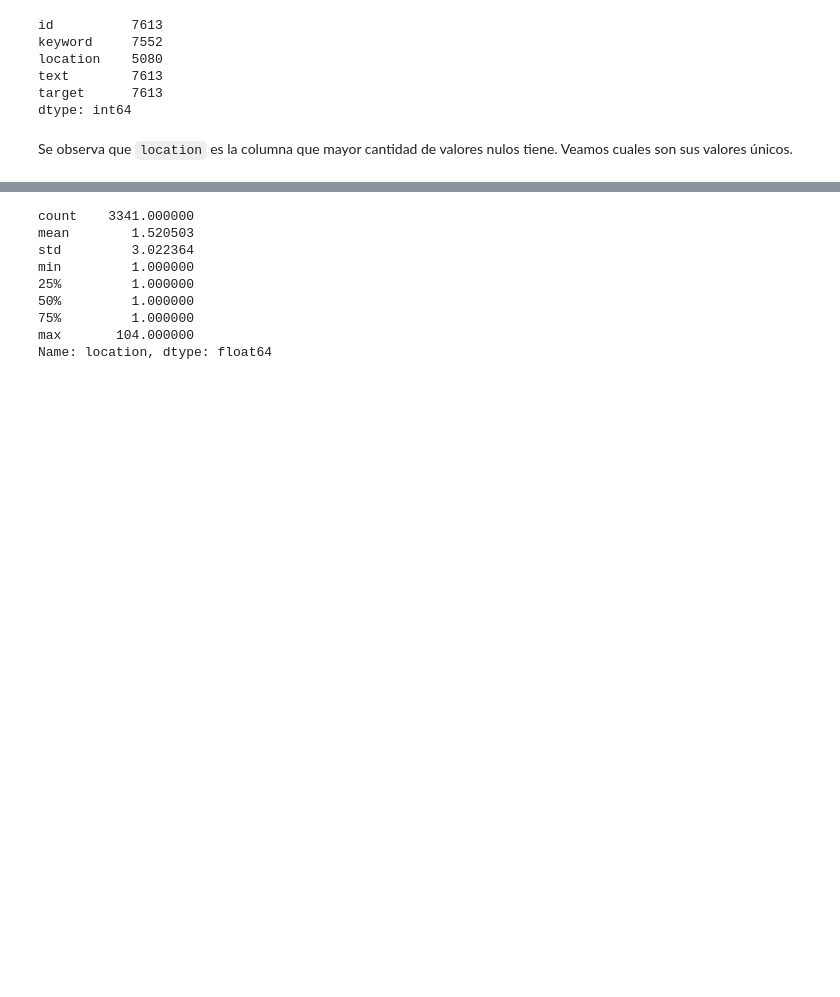
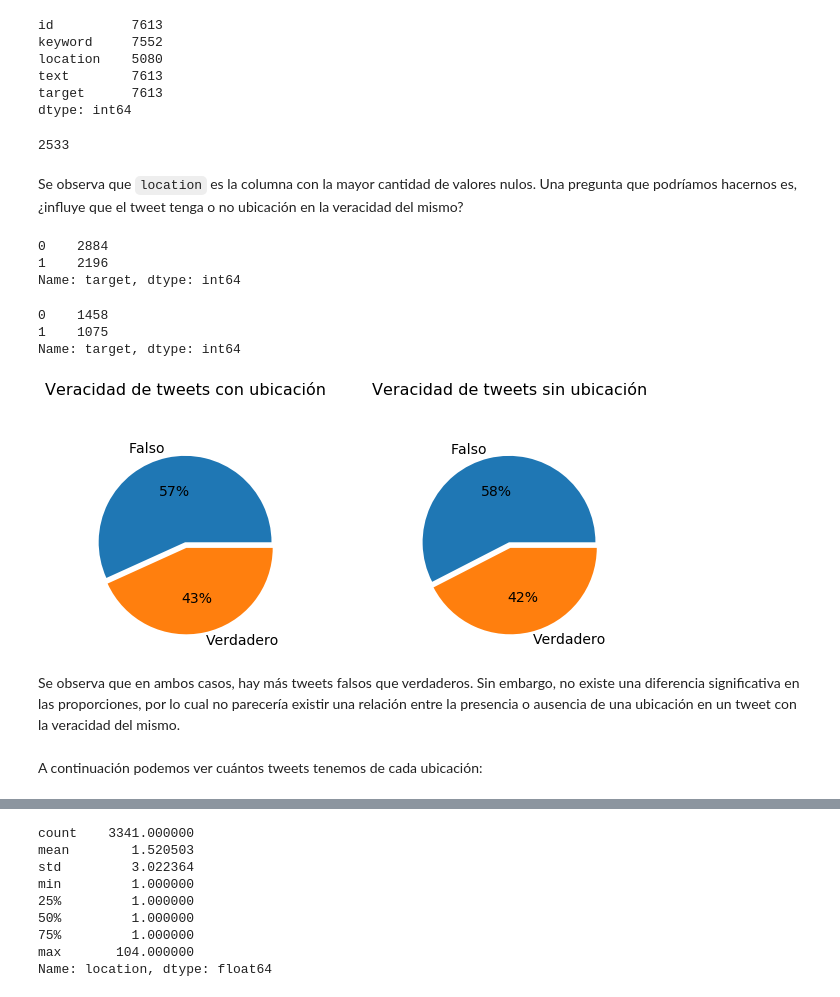
Before and after one commit to pabliyo/coronadatos, a Jupyter notebook: TP1-Location.ipynb, the cells around one changed output, grey strips where cells are left out. Drawn from its saved outputs; the diff is of its cells as text; code cells hidden in the pictures; blank space fills up the shorter version.

Commit message:
Se agregan visualizaciones

```diff
--- a/TP1-Location.ipynb
+++ b/TP1-Location.ipynb
@@ -29,8 +29,58 @@ location    5080
 text        7613
 target      7613
 dtype: int64
+# %%
+len(df.loc[df["location"].isna()]) # Cantidad de tweets sin ubicación
+# %% [output]
+2533
 # %% [markdown]
-Se observa que `location` es la columna que mayor cantidad de valores nulos tiene. Veamos cuales son sus valores únicos.
+Se observa que `location` es la columna con la mayor cantidad de valores nulos. Una pregunta que podríamos hacernos es, ¿influye que el tweet tenga o no ubicación en la veracidad del mismo?
+# %%
+location_not_null_target = df.loc[df["location"].notnull()]["target"].value_counts()
+location_not_null_target
+# %% [output]
+0    2884
+1    2196
+Name: target, dtype: int64
+# %%
+location_null_target = df.loc[df["location"].isna()]["target"].value_counts()
+location_null_target
+# %% [output]
+0    1458
+1    1075
+Name: target, dtype: int64
+# %%
+fig = plt.figure()
+
+ax1 = fig.add_axes([0, 0, .5, .5], aspect=1)
+ax1.pie(
+    location_not_null_target,
+    autopct="%1.0f%%",
+    explode=(0.05, 0.05),
+    labels=("Falso", "Verdadero"),
+    radius=1.5,
+    textprops={"fontsize": 14}
+)
+plt.title("Veracidad de tweets con ubicación", y=1.5, fontsize=16)
+
+ax2 = fig.add_axes([.75, 0, .5, .5], aspect=1)
+ax2.pie(
+    location_null_target,
+    autopct="%1.0f%%",
+    explode=(0.05, 0.05),
+    labels=("Falso", "Verdadero"),
+    radius=1.5,
+    textprops={"fontsize": 14}
+)
+plt.title("Veracidad de tweets sin ubicación", y=1.5, fontsize=16)
+
+plt.show()
+# %% [output]
+[figure, added]
+# %% [markdown]
+Se observa que en ambos casos, hay más tweets falsos que verdaderos. Sin embargo, no existe una diferencia significativa en las proporciones, por lo cual no parecería existir una relación entre la presencia o ausencia de una ubicación en un tweet con la veracidad del mismo.
+# %% [markdown]
+A continuación podemos ver cuántos tweets tenemos de cada ubicación:
 # %%
 df["location"].value_counts()
 # %% [output]
```
Also changed, not shown: parts of 3 cells of this notebook.
